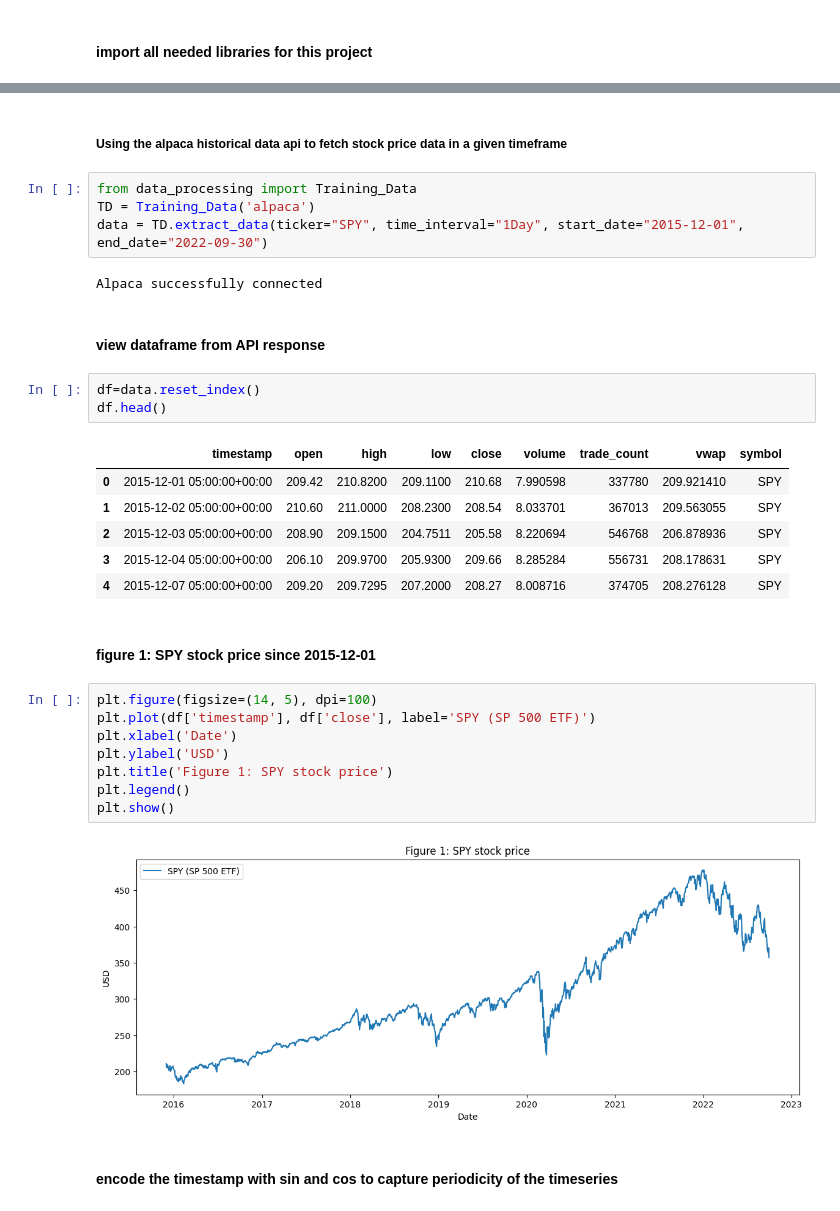
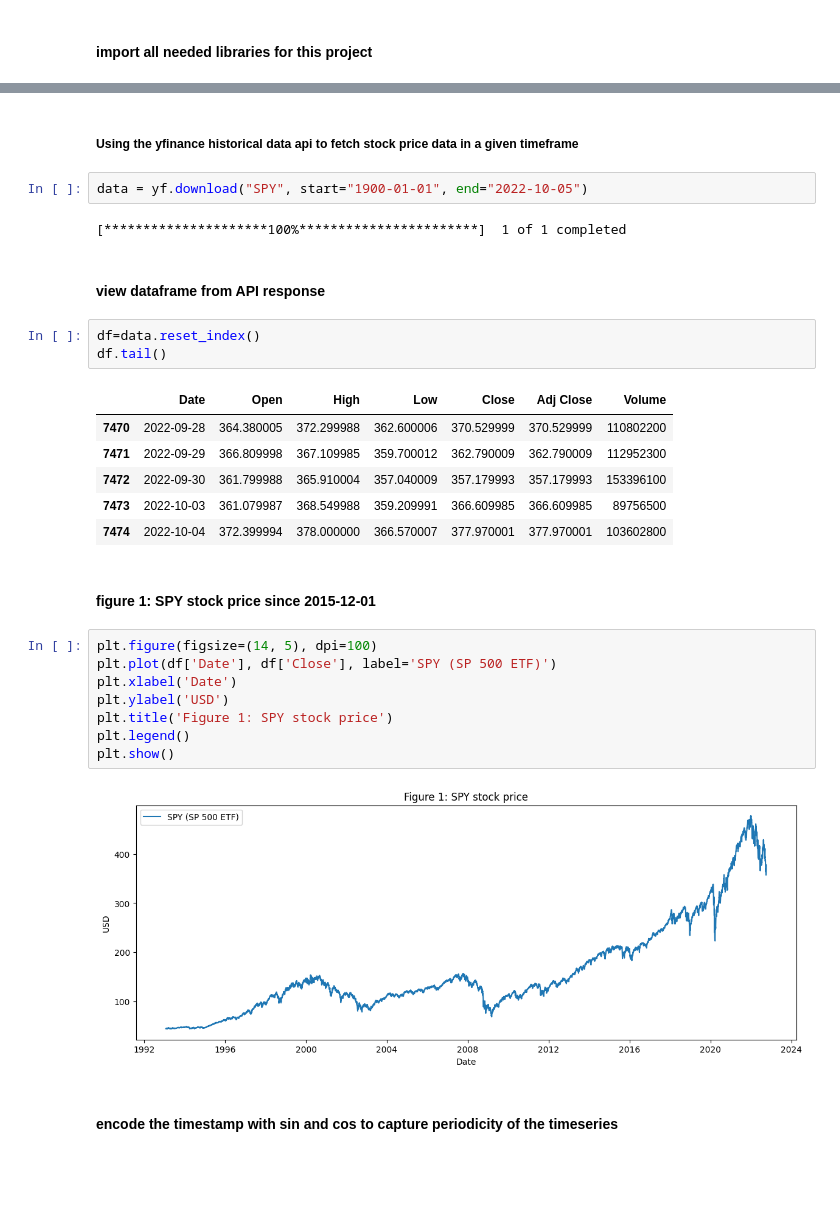
Before and after one commit to Ryan-Ray-Martin/Trading_Agent, a Jupyter notebook: stock_price_prediction.ipynb, the cells around one changed output, grey strips where cells are left out. Drawn from its saved outputs; the diff is of its cells as text; blank space fills up the shorter version.

```diff
--- a/stock_price_prediction.ipynb
+++ b/stock_price_prediction.ipynb
@@ -17,35 +19,33 @@ from ta.utils import dropna
 # %% [markdown]
-##### Using the alpaca historical data api to fetch stock price data in a given timeframe
+##### Using the yfinance historical data api to fetch stock price data in a given timeframe
-# %%
-from data_processing import Training_Data
-TD = Training_Data('alpaca')
-data = TD.extract_data(ticker="SPY", time_interval="1Day", start_date="2015-12-01", end_date="2022-09-30")
-# %% [output]
-Alpaca successfully connected
+# %%
+data = yf.download("SPY", start="1900-01-01", end="2022-10-05")
+# %% [output]
+[*********************100%***********************]  1 of 1 completed
 # %% [markdown]
 #### view dataframe from API response
 # %%
 df=data.reset_index()
-df.head()
+df.tail()
 # %% [output]
-|  | timestamp | open | high | low | close | volume | trade_count | vwap | symbol |
-| 0 | 2015-12-01 05:00:00+00:00 | 209.42 | 210.8200 | 209.1100 | 210.68 | 7.990598 | 337780 | 209.921410 | SPY |
-| 1 | 2015-12-02 05:00:00+00:00 | 210.60 | 211.0000 | 208.2300 | 208.54 | 8.033701 | 367013 | 209.563055 | SPY |
-| 2 | 2015-12-03 05:00:00+00:00 | 208.90 | 209.1500 | 204.7511 | 205.58 | 8.220694 | 546768 | 206.878936 | SPY |
-| 3 | 2015-12-04 05:00:00+00:00 | 206.10 | 209.9700 | 205.9300 | 209.66 | 8.285284 | 556731 | 208.178631 | SPY |
-| 4 | 2015-12-07 05:00:00+00:00 | 209.20 | 209.7295 | 207.2000 | 208.27 | 8.008716 | 374705 | 208.276128 | SPY |
+|  | Date | Open | High | Low | Close | Adj Close | Volume |
+| 7470 | 2022-09-28 | 364.380005 | 372.299988 | 362.600006 | 370.529999 | 370.529999 | 110802200 |
+| 7471 | 2022-09-29 | 366.809998 | 367.109985 | 359.700012 | 362.790009 | 362.790009 | 112952300 |
+| 7472 | 2022-09-30 | 361.799988 | 365.910004 | 357.040009 | 357.179993 | 357.179993 | 153396100 |
+| 7473 | 2022-10-03 | 361.079987 | 368.549988 | 359.209991 | 366.609985 | 366.609985 | 89756500 |
+| 7474 | 2022-10-04 | 372.399994 | 378.000000 | 366.570007 | 377.970001 | 377.970001 | 103602800 |
 # %% [markdown]
 #### figure 1:  SPY stock price since 2015-12-01
 # %%
 plt.figure(figsize=(14, 5), dpi=100)
-plt.plot(df['timestamp'], df['close'], label='SPY (SP 500 ETF)')
+plt.plot(df['Date'], df['Close'], label='SPY (SP 500 ETF)')
 plt.xlabel('Date')
 plt.ylabel('USD')
 plt.title('Figure 1: SPY stock price')
 plt.legend()
 plt.show()
 # %% [output]
-[figure, old version]
+[figure, new version]
 # %% [markdown]
 #### encode the timestamp with sin and cos to capture periodicity of the timeseries
 # %%
```
Also changed, not shown: parts of 19 cells of this notebook.
